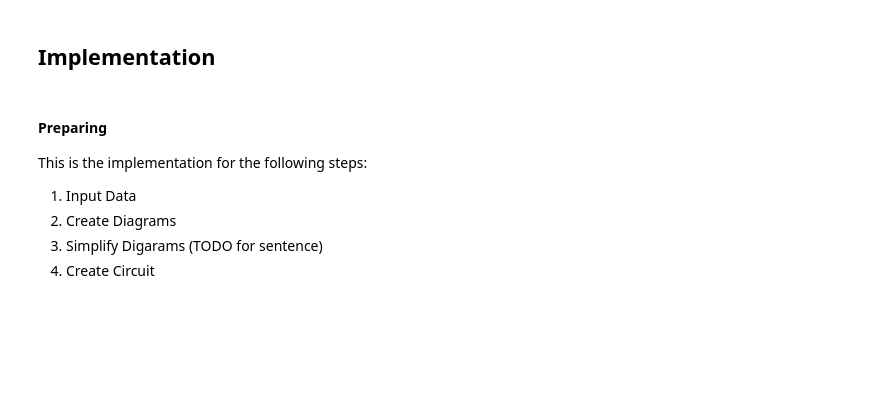
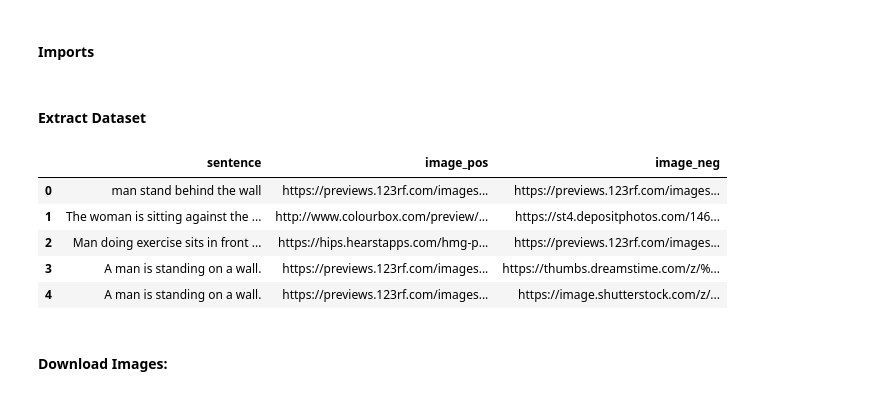
Before and after one commit to halaa901/QNLP-Thesis, a Jupyter notebook: implementation.ipynb, the cells around one changed output. Saved outputs shown, nothing was run; the diff lists cells and outputs as text; code cells hidden in the pictures; blank space fills up the shorter version.

```diff
--- a/implementation.ipynb
+++ b/implementation.ipynb
@@ -1,9 +1,2 @@
 # %% [markdown]
-## Implementation
+#### Imports
-# %% [markdown]
-#### Preparing
-This is the implementation for the following steps:
-1. Input Data
-2. Create Diagrams
-3. Simplify Digarams (TODO for sentence)
-4. Create Circuit
@@ -10 +10,30 @@ This is the implementation for the following steps:
+# %% [markdown]
+#### Extract Dataset
+# %%
+# Read the CSV file
+file_path = os.path.join(os.getcwd(), "database.csv")
+df = pd.read_csv(file_path)
+
+# Extract the sentence
+sentence = df['sentence']
+image_pos = df['pos_url']
+image_neg = df['neg_url']
+
+new_df = pd.DataFrame({
+    'sentence': sentence,
+    'image_pos': image_pos,
+    'image_neg': image_neg
+})
+
+new_df.head()
+# %% [output]
+|  | sentence | image_pos | image_neg |
+| 0 | man stand behind the wall | https://previews.123rf.com/images... | https://previews.123rf.com/images... |
+| 1 | The woman is sitting against the ... | http://www.colourbox.com/preview/... | https://st4.depositphotos.com/146... |
+| 2 | Man doing exercise sits in front ... | https://hips.hearstapps.com/hmg-p... | https://previews.123rf.com/images... |
+| 3 | A man is standing on a wall. | https://previews.123rf.com/images... | https://thumbs.dreamstime.com/z/%... |
+| 4 | A man is standing on a wall. | https://previews.123rf.com/images... | https://image.shutterstock.com/z/... |
+# %% [markdown]
+
+#### Download Images:
 # %%
```
Also changed, not shown: parts of 14 cells of this notebook.
